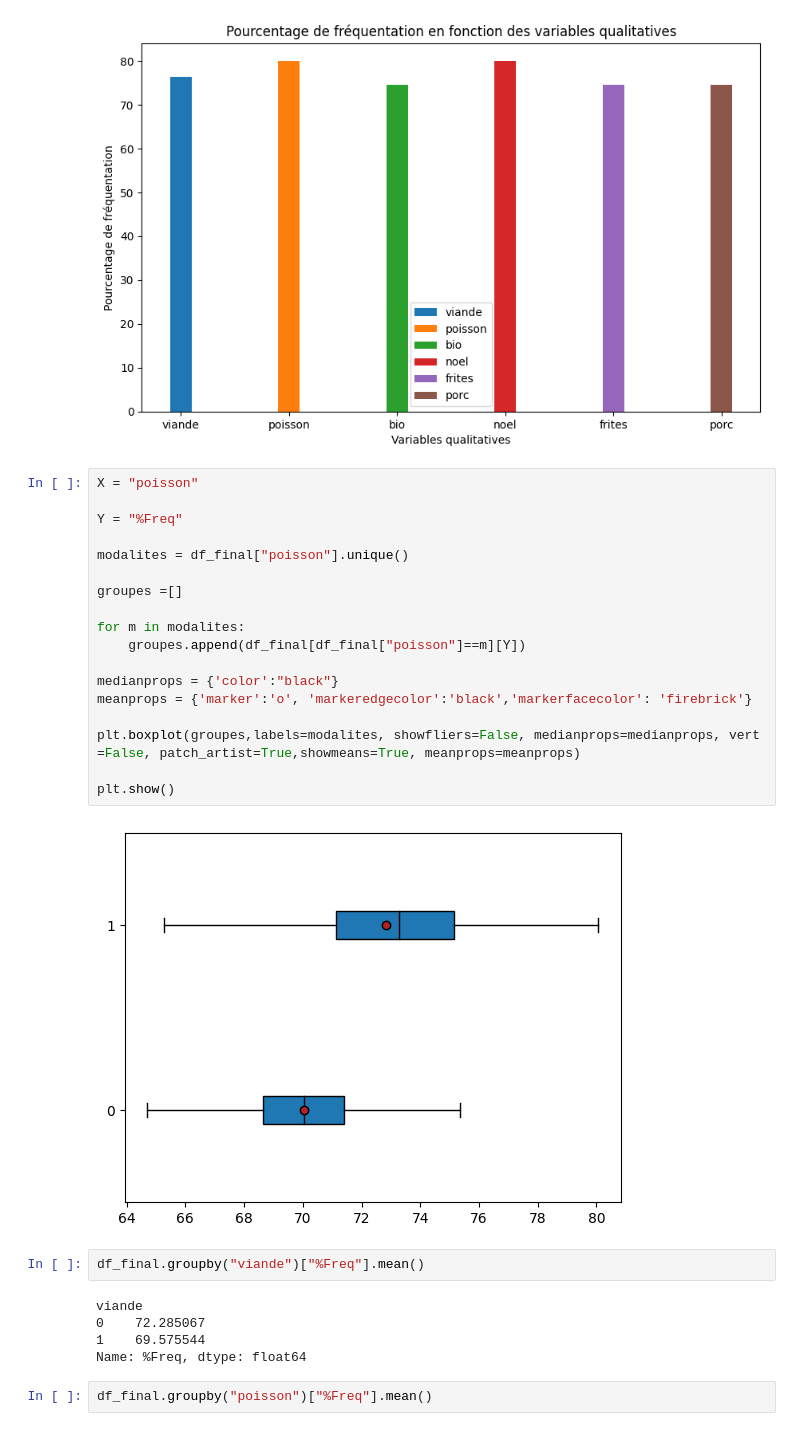
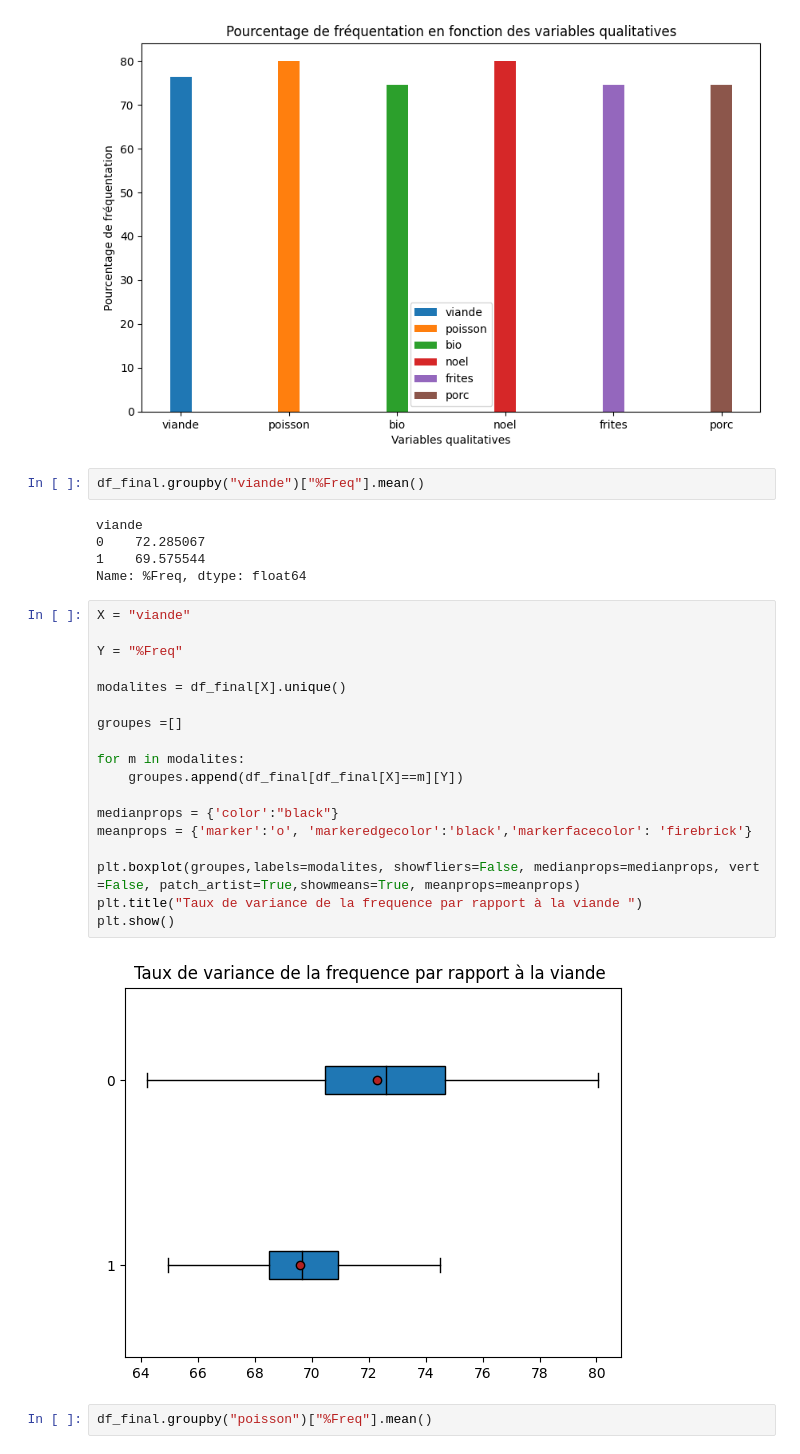
Before and after one commit to Atigou-bah/Projet-Data-Cantine, a Jupyter notebook: Projet sur la fréquentation des cantines scolaires.ipynb, the cells around one changed output. Saved outputs shown, nothing was run; the diff lists cells and outputs as text.

```diff
--- a/Projet sur la fréquentation des cantines scolaires.ipynb
+++ b/Projet sur la fréquentation des cantines scolaires.ipynb
@@ -401,26 +403,6 @@ ax.legend()
 plt.show()
 # %% [output]
 [figure]
-# %%
-X = "poisson"
-
-Y = "%Freq"
-
-modalites = df_final["poisson"].unique()
-
-groupes =[]
-
-for m in modalites:
-    groupes.append(df_final[df_final["poisson"]==m][Y])
-
-medianprops = {'color':"black"}
-meanprops = {'marker':'o', 'markeredgecolor':'black','markerfacecolor': 'firebrick'}
-
-plt.boxplot(groupes,labels=modalites, showfliers=False, medianprops=medianprops, vert =False, patch_artist=True,showmeans=True, meanprops=meanprops)
-
-plt.show()
-# %% [output]
-[figure, removed]
 # %%
 df_final.groupby("viande")["%Freq"].mean()
 # %% [output]
@@ -428,6 +410,26 @@ viande
 0    72.285067
 1    69.575544
 Name: %Freq, dtype: float64
+# %%
+X = "viande"
+
+Y = "%Freq"
+
+modalites = df_final[X].unique()
+
+groupes =[]
+
+for m in modalites:
+    groupes.append(df_final[df_final[X]==m][Y])
+
+medianprops = {'color':"black"}
+meanprops = {'marker':'o', 'markeredgecolor':'black','markerfacecolor': 'firebrick'}
+
+plt.boxplot(groupes,labels=modalites, showfliers=False, medianprops=medianprops, vert =False, patch_artist=True,showmeans=True, meanprops=meanprops)
+plt.title("Taux de variance de la frequence par rapport à la viande ")
+plt.show()
+# %% [output]
+[figure, added]
 # %%
 df_final.groupby("poisson")["%Freq"].mean()
 # %% [output]
```
Also changed, not shown: parts of 11 cells of this notebook.
